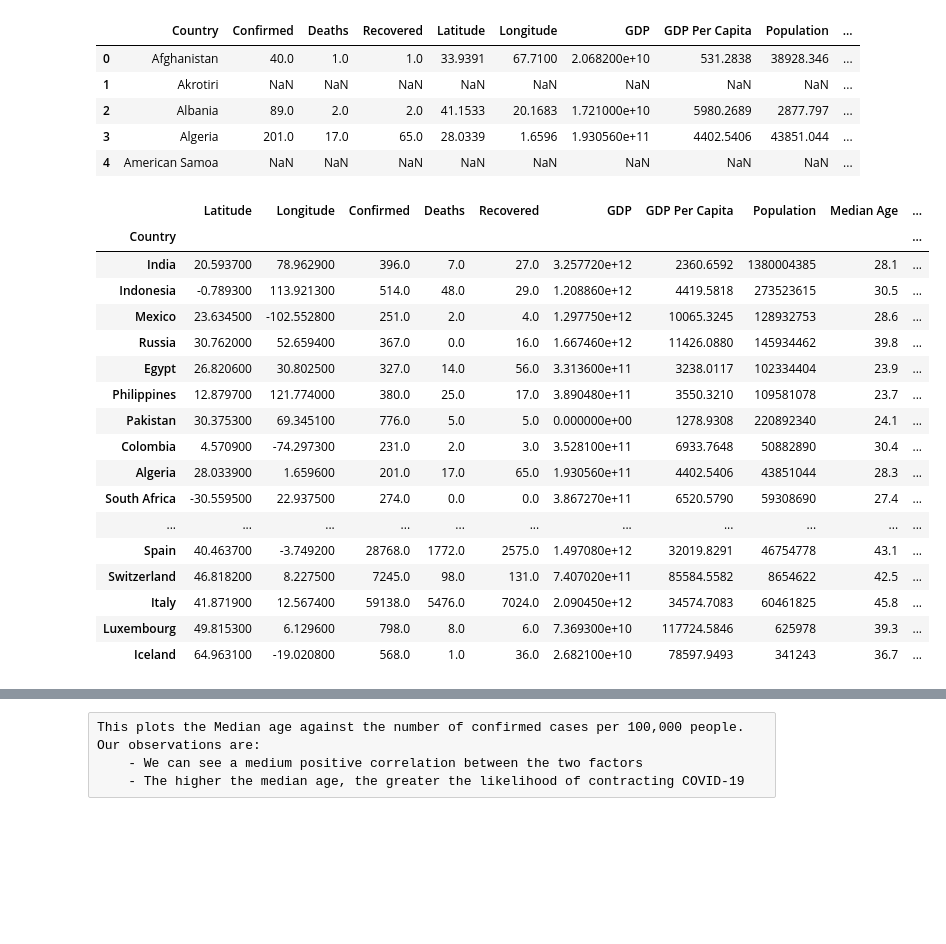
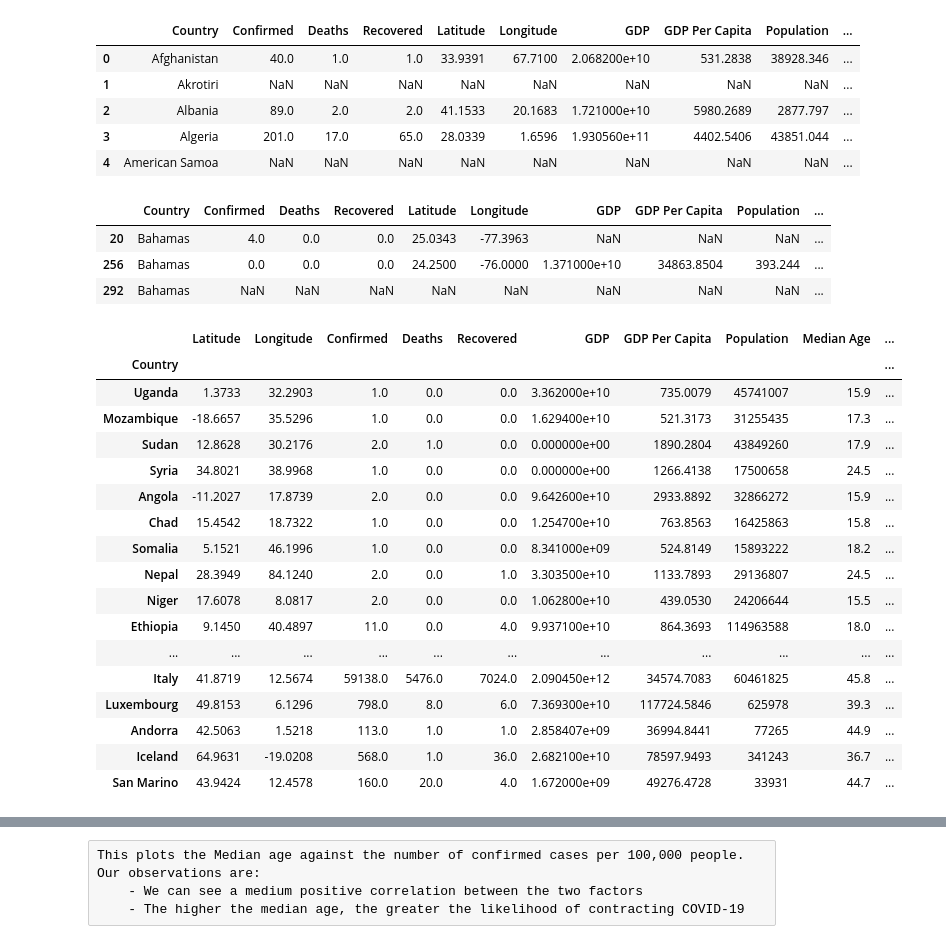
Before and after one commit to shozi91/PredictingCOVID, a Jupyter notebook: merged_data.ipynb, the cells around one changed output, grey strips where cells are left out. Saved outputs shown, nothing was run; the diff lists cells and outputs as text; code cells hidden in the pictures; blank space fills up the shorter version.

```diff
--- a/merged_data.ipynb
+++ b/merged_data.ipynb
@@ -57,8 +57,8 @@ covid_df['Last Update'] = covid_df['Last Update'].map(lambda x: x[0:10])
 aggregation_functions = {'Confirmed': 'sum',
                          'Deaths': 'sum',
                          'Recovered': 'sum',
-                         'Latitude': 'mean',
-                         'Longitude': 'mean'}
+                         'Latitude': 'first',
+                         'Longitude': 'first'}
 grouped_covid_df = covid_df.groupby(['Country/Region']).agg(aggregation_functions)
 
 #grouped_covid_df.drop(['Latitude','Longitude'],1,inplace=True)
@@ -119,7 +119,7 @@ complete_df['Country'] = complete_df['Country'].replace({'Congo (Kinshasa)':'Con
 complete_df['Country'] = complete_df['Country'].replace({'Democratic Republic of the Congo':'Congo, Democratic Republic Of The'})
 complete_df['Country'] = complete_df['Country'].replace({'Republic of the Congo':'Congo, Democratic Republic Of The'})
 complete_df['Country'] = complete_df['Country'].str.replace(pat='andorra',repl='Andorra',case=False)
-complete_df['Country'] = complete_df['Country'].str.replace(pat='Bahamas, the',repl='Bahamas',case=False)
+complete_df['Country'] = complete_df['Country'].str.replace(pat='The Bahamas',repl='Bahamas',case=False)
 complete_df['Country'] = complete_df['Country'].str.replace(pat=' and ',repl=' And ',case=False)
 complete_df['Country'] = complete_df['Country'].str.replace(pat='of ',repl='Of ',case=False)
 complete_df['Country'] = complete_df['Country'].str.replace(pat='United States of America',repl='United States',case=False)
@@ -153,10 +153,15 @@ complete_df['Country'] = complete_df['Country'].str.replace(pat='Republic Of Kor
 #drop occupied Palestinian territory, holy see, oceans, and cruise
 #complete_df.drop([287,114,115,11,16,35,121,193,240,66,283,297],axis=0,inplace=True)
 
-#complete_df.query('Country.str.contains("Bolivia")',engine='python')
+complete_df.query('Country.str.contains("Bahama")',engine='python')
+# %% [output]
+|  | Country | Confirmed | Deaths | Recovered | Latitude | Longitude | GDP | GDP Per Capita | Population | ... |
+| 20 | Bahamas | 4.0 | 0.0 | 0.0 | 25.0343 | -77.3963 | NaN | NaN | NaN | ... |
+| 256 | Bahamas | 0.0 | 0.0 | 0.0 | 24.2500 | -76.0000 | 1.371000e+10 | 34863.8504 | 393.244 | ... |
+| 292 | Bahamas | NaN | NaN | NaN | NaN | NaN | NaN | NaN | NaN | ... |
 # %%
-aggregation_functions = {'Latitude': 'mean',
-                         'Longitude': 'mean',
+aggregation_functions = {'Latitude': 'first',
+                         'Longitude': 'first',
                          'Confirmed': 'sum',
                          'Deaths': 'sum',
                          'Recovered': 'sum',
@@ -204,31 +206,30 @@ complete_df = complete_df[(complete_df.T != 0).any()]
 # %%
 complete_df.to_csv(os.path.join('Final Data','complete_data.csv'), index=True)
 # %%
-confirmed_df = complete_df.loc[complete_df["Confirmed"] > 199]
+confirmed_df = complete_df.loc[complete_df["Confirmed"] > 0]
 confirmed_df["Mortality Rate (%)"] = round((confirmed_df["Deaths"]/confirmed_df["Confirmed"])*100,2)
 confirmed_df["Confirmed Per 100000"] = (confirmed_df["Confirmed"]/confirmed_df["Population"])*100000
 
 confirmed_df.sort_values('Confirmed Per 100000')
-#confirmed_df
 # %% [output]
 |  | Latitude | Longitude | Confirmed | Deaths | Recovered | GDP | GDP Per Capita | Population | Median Age | ... |
 | Country |  |  |  |  |  |  |  |  |  | ... |
-| India | 20.593700 | 78.962900 | 396.0 | 7.0 | 27.0 | 3.257720e+12 | 2360.6592 | 1380004385 | 28.1 | ... |
-| Indonesia | -0.789300 | 113.921300 | 514.0 | 48.0 | 29.0 | 1.208860e+12 | 4419.5818 | 273523615 | 30.5 | ... |
-| Mexico | 23.634500 | -102.552800 | 251.0 | 2.0 | 4.0 | 1.297750e+12 | 10065.3245 | 128932753 | 28.6 | ... |
-| Russia | 30.762000 | 52.659400 | 367.0 | 0.0 | 16.0 | 1.667460e+12 | 11426.0880 | 145934462 | 39.8 | ... |
-| Egypt | 26.820600 | 30.802500 | 327.0 | 14.0 | 56.0 | 3.313600e+11 | 3238.0117 | 102334404 | 23.9 | ... |
-| Philippines | 12.879700 | 121.774000 | 380.0 | 25.0 | 17.0 | 3.890480e+11 | 3550.3210 | 109581078 | 23.7 | ... |
-| Pakistan | 30.375300 | 69.345100 | 776.0 | 5.0 | 5.0 | 0.000000e+00 | 1278.9308 | 220892340 | 24.1 | ... |
-| Colombia | 4.570900 | -74.297300 | 231.0 | 2.0 | 3.0 | 3.528100e+11 | 6933.7648 | 50882890 | 30.4 | ... |
-| Algeria | 28.033900 | 1.659600 | 201.0 | 17.0 | 65.0 | 1.930560e+11 | 4402.5406 | 43851044 | 28.3 | ... |
-| South Africa | -30.559500 | 22.937500 | 274.0 | 0.0 | 0.0 | 3.867270e+11 | 6520.5790 | 59308690 | 27.4 | ... |
+| Uganda | 1.3733 | 32.2903 | 1.0 | 0.0 | 0.0 | 3.362000e+10 | 735.0079 | 45741007 | 15.9 | ... |
+| Mozambique | -18.6657 | 35.5296 | 1.0 | 0.0 | 0.0 | 1.629400e+10 | 521.3173 | 31255435 | 17.3 | ... |
+| Sudan | 12.8628 | 30.2176 | 2.0 | 1.0 | 0.0 | 0.000000e+00 | 1890.2804 | 43849260 | 17.9 | ... |
+| Syria | 34.8021 | 38.9968 | 1.0 | 0.0 | 0.0 | 0.000000e+00 | 1266.4138 | 17500658 | 24.5 | ... |
+| Angola | -11.2027 | 17.8739 | 2.0 | 0.0 | 0.0 | 9.642600e+10 | 2933.8892 | 32866272 | 15.9 | ... |
+| Chad | 15.4542 | 18.7322 | 1.0 | 0.0 | 0.0 | 1.254700e+10 | 763.8563 | 16425863 | 15.8 | ... |
+| Somalia | 5.1521 | 46.1996 | 1.0 | 0.0 | 0.0 | 8.341000e+09 | 524.8149 | 15893222 | 18.2 | ... |
+| Nepal | 28.3949 | 84.1240 | 2.0 | 0.0 | 1.0 | 3.303500e+10 | 1133.7893 | 29136807 | 24.5 | ... |
+| Niger | 17.6078 | 8.0817 | 2.0 | 0.0 | 0.0 | 1.062800e+10 | 439.0530 | 24206644 | 15.5 | ... |
+| Ethiopia | 9.1450 | 40.4897 | 11.0 | 0.0 | 4.0 | 9.937100e+10 | 864.3693 | 114963588 | 18.0 | ... |
 | ... | ... | ... | ... | ... | ... | ... | ... | ... | ... | ... |
-| Spain | 40.463700 | -3.749200 | 28768.0 | 1772.0 | 2575.0 | 1.497080e+12 | 32019.8291 | 46754778 | 43.1 | ... |
-| Switzerland | 46.818200 | 8.227500 | 7245.0 | 98.0 | 131.0 | 7.407020e+11 | 85584.5582 | 8654622 | 42.5 | ... |
-| Italy | 41.871900 | 12.567400 | 59138.0 | 5476.0 | 7024.0 | 2.090450e+12 | 34574.7083 | 60461825 | 45.8 | ... |
-| Luxembourg | 49.815300 | 6.129600 | 798.0 | 8.0 | 6.0 | 7.369300e+10 | 117724.5846 | 625978 | 39.3 | ... |
-| Iceland | 64.963100 | -19.020800 | 568.0 | 1.0 | 36.0 | 2.682100e+10 | 78597.9493 | 341243 | 36.7 | ... |
+| Italy | 41.8719 | 12.5674 | 59138.0 | 5476.0 | 7024.0 | 2.090450e+12 | 34574.7083 | 60461825 | 45.8 | ... |
+| Luxembourg | 49.8153 | 6.1296 | 798.0 | 8.0 | 6.0 | 7.369300e+10 | 117724.5846 | 625978 | 39.3 | ... |
+| Andorra | 42.5063 | 1.5218 | 113.0 | 1.0 | 1.0 | 2.858407e+09 | 36994.8441 | 77265 | 44.9 | ... |
+| Iceland | 64.9631 | -19.0208 | 568.0 | 1.0 | 36.0 | 2.682100e+10 | 78597.9493 | 341243 | 36.7 | ... |
+| San Marino | 43.9424 | 12.4578 | 160.0 | 20.0 | 4.0 | 1.672000e+09 | 49276.4728 | 33931 | 44.7 | ... |
 # %%
 plt.figure(figsize=(12,8))
 
```
Also changed, not shown: parts of 8 cells of this notebook, 1 other file.
